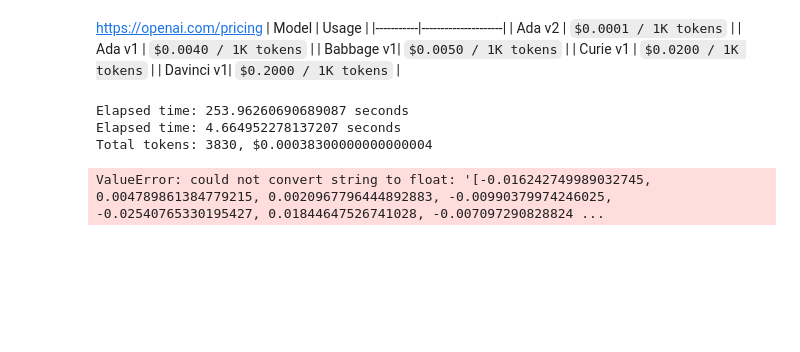
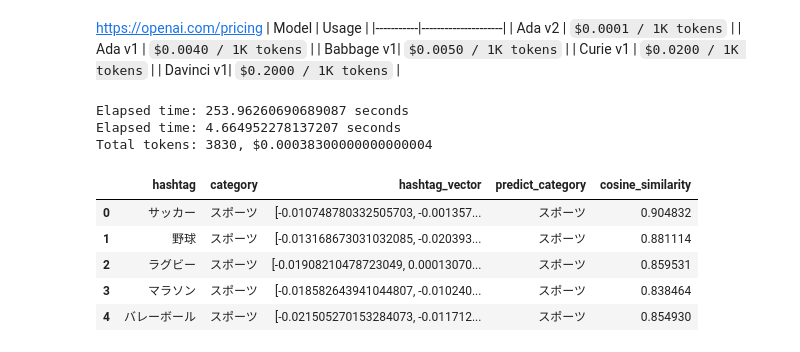
Before and after one commit to yutoo89/hashtag_classification_comparison, a Jupyter notebook: ハッシュタグのカテゴリ分類の性能比較.ipynb, the cells around one changed output. Saved outputs shown, nothing was run; the diff lists cells and outputs as text; code cells hidden in the pictures; blank space fills up the shorter version.

```diff
--- a/ハッシュタグのカテゴリ分類の性能比較.ipynb
+++ b/ハッシュタグのカテゴリ分類の性能比較.ipynb
@@ -254,10 +260,11 @@ df_category_openai = pd.read_csv('output/categories_openai.csv')
-# %%
-# 1回目のみ
-df_openai_predicted = predict_category(df_openai, df_category_openai)
-df_openai_predicted.to_csv('output/hashtags_openai_predicted.csv', index=False)
-# %% [output]
-ValueError: could not convert string to float: '[-0.016242749989032745, 0.004789861384779215, 0.0020967796444892883, -0.00990379974246025, -0.02540765330195427, 0.01844647526741028, -0.007097290828824 ...
 # %%
-# # 2回目以降
-# df_openai_predicted = pd.read_csv('output/hashtags_openai_predicted.csv')
-# df_openai_predicted.head()
+# 2回目以降
+df_openai_predicted = pd.read_csv('output/hashtags_openai_predicted.csv')
+df_openai_predicted.head()
+# %% [output]
+|  | hashtag | category | hashtag_vector | predict_category | cosine_similarity |
+| 0 | サッカー | スポーツ | [-0.010748780332505703, -0.001357... | スポーツ | 0.904832 |
+| 1 | 野球 | スポーツ | [-0.013168673031032085, -0.020393... | スポーツ | 0.881114 |
+| 2 | ラグビー | スポーツ | [-0.01908210478723049, 0.00013070... | スポーツ | 0.859531 |
+| 3 | マラソン | スポーツ | [-0.018582643941044807, -0.010240... | スポーツ | 0.838464 |
+| 4 | バレーボール | スポーツ | [-0.021505270153284073, -0.011712... | スポーツ | 0.854930 |
```
Also changed, not shown: parts of 5 cells of this notebook, 2 other files.
